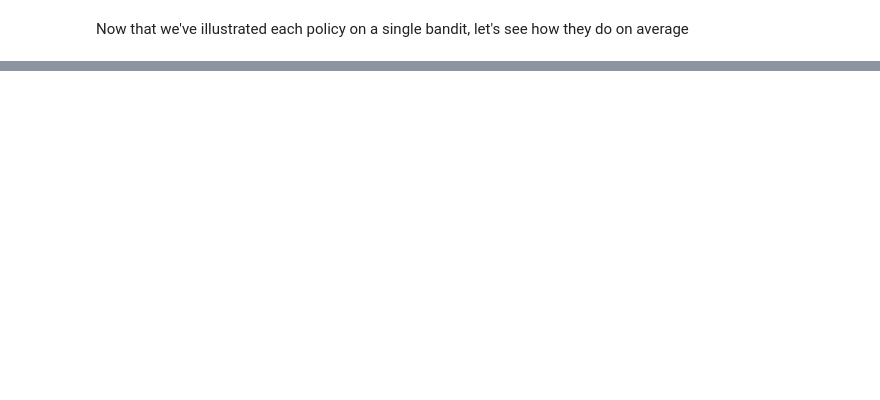
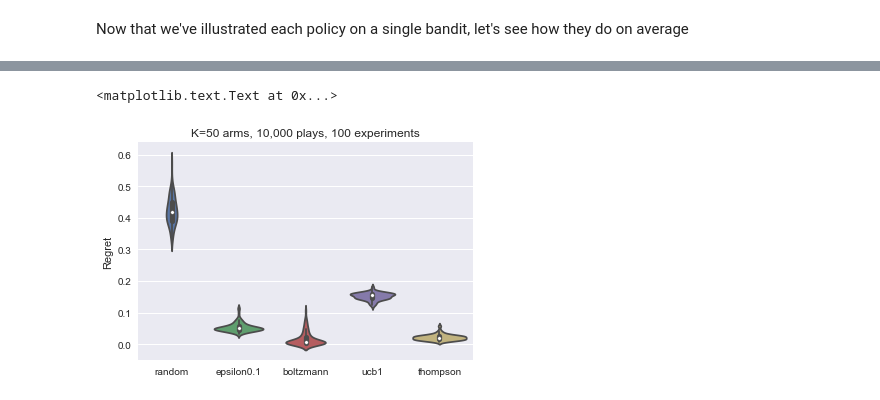
Before and after one commit to hacktuarial/bandits, a Jupyter notebook: Multiarmed bandits.ipynb, the cells around one changed output, grey strips where cells are left out. Saved outputs shown, nothing was run; the diff lists cells and outputs as text; code cells hidden in the pictures; blank space fills up the shorter version.

Commit message:
add experiment results

```diff
--- a/Multiarmed bandits.ipynb
+++ b/Multiarmed bandits.ipynb
@@ -162,4 +168,4 @@ def run_experiment(seed):
 N_EXPERIMENTS = 100
 P = Pool(7)
 seeds = np.random.choice(range(1000000), N_EXPERIMENTS, replace=False)
-results = P.map(run_experiment, seeds)
+regrets = P.map(run_experiment, seeds)
@@ -180 +175,17 @@ plt.xlabel("")
+# %%
+df_plot = \
+pd.DataFrame(np.array(regrets)).\
+rename(columns={0: "random",
+                1: "epsilon0.1",
+                2: "boltzmann",
+                3: "ucb1",
+                4: "thompson"})
+sns.violinplot(x="variable", y="value",
+               data=pd.melt(df_plot))
+plt.ylabel("Regret")
+plt.xlabel("")
+plt.title("K=50 arms, 10,000 plays, %d experiments" % N_EXPERIMENTS)
+# %% [output]
+<matplotlib.text.Text at 0x...>
+[figure, added]
 # %%
```
Also changed, not shown: parts of 23 cells of this notebook.
